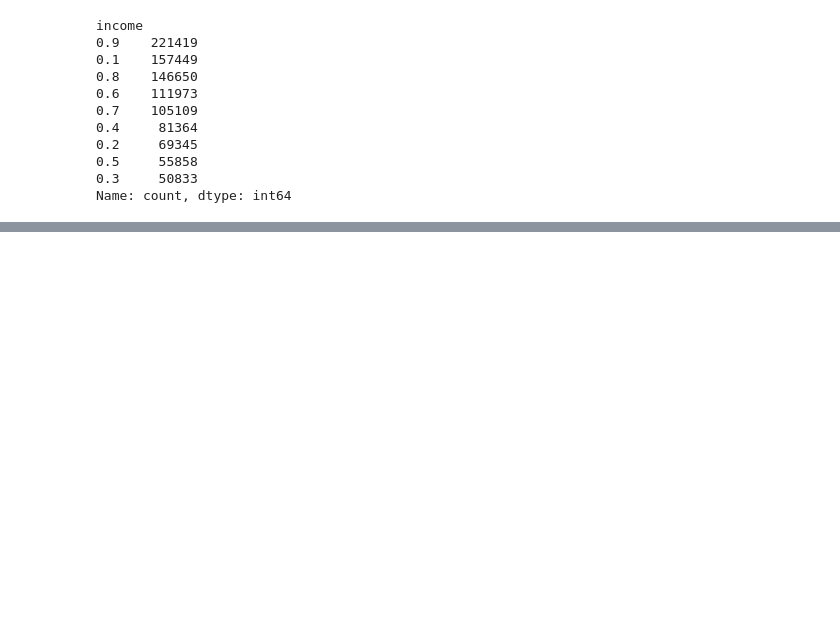
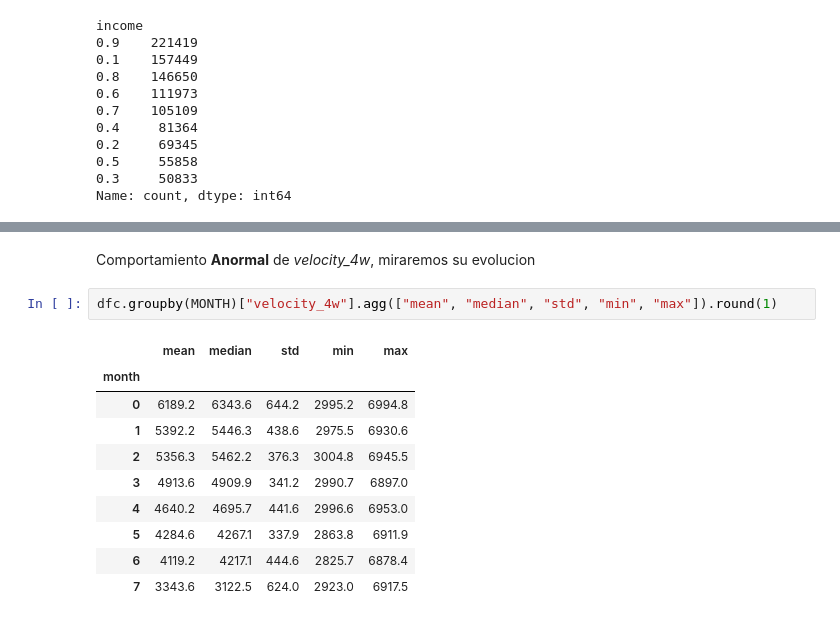
Before and after one commit to MayYTa/baf-fraud-prediction, a Jupyter notebook: notebooks/EDA.ipynb, the cells around one changed output, grey strips where cells are left out. Saved outputs shown, nothing was run; the diff lists cells and outputs as text; blank space fills up the shorter version.

```diff
--- a/notebooks/EDA.ipynb
+++ b/notebooks/EDA.ipynb
@@ -309,0 +470,15 @@ KeyError: "['limit_to_income'] not in index"
+# %% [markdown]
+Comportamiento **Anormal** de *velocity_4w*, miraremos su evolucion
+# %%
+dfc.groupby(MONTH)["velocity_4w"].agg(["mean", "median", "std", "min", "max"]).round(1)
+# %% [output]
+|  | mean | median | std | min | max |
+| month |  |  |  |  |  |
+| 0 | 6189.2 | 6343.6 | 644.2 | 2995.2 | 6994.8 |
+| 1 | 5392.2 | 5446.3 | 438.6 | 2975.5 | 6930.6 |
+| 2 | 5356.3 | 5462.2 | 376.3 | 3004.8 | 6945.5 |
+| 3 | 4913.6 | 4909.9 | 341.2 | 2990.7 | 6897.0 |
+| 4 | 4640.2 | 4695.7 | 441.6 | 2996.6 | 6953.0 |
+| 5 | 4284.6 | 4267.1 | 337.9 | 2863.8 | 6911.9 |
+| 6 | 4119.2 | 4217.1 | 444.6 | 2825.7 | 6878.4 |
+| 7 | 3343.6 | 3122.5 | 624.0 | 2923.0 | 6917.5 |
```
Also changed, not shown: parts of 20 cells of this notebook, 11 other files.
